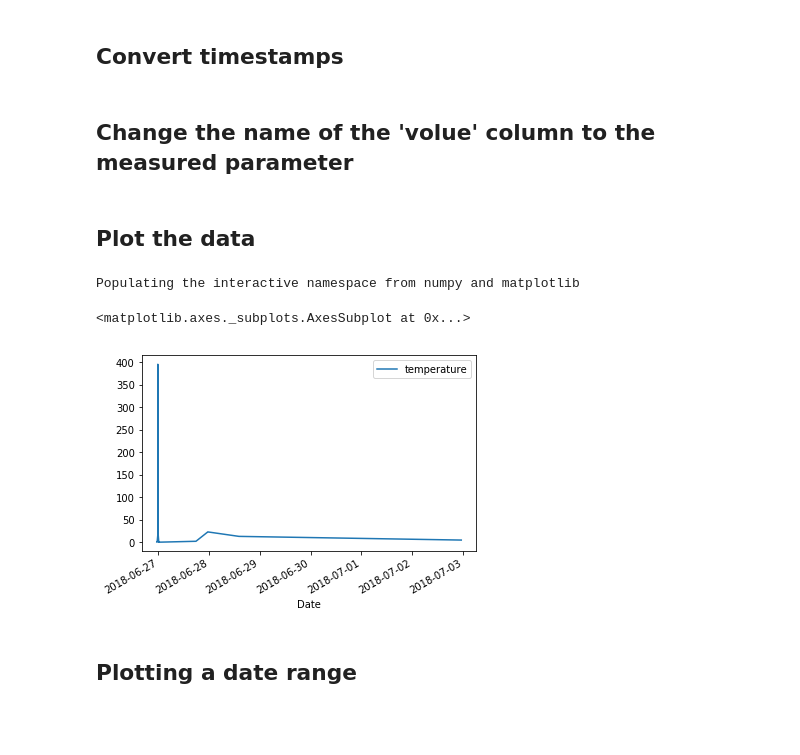
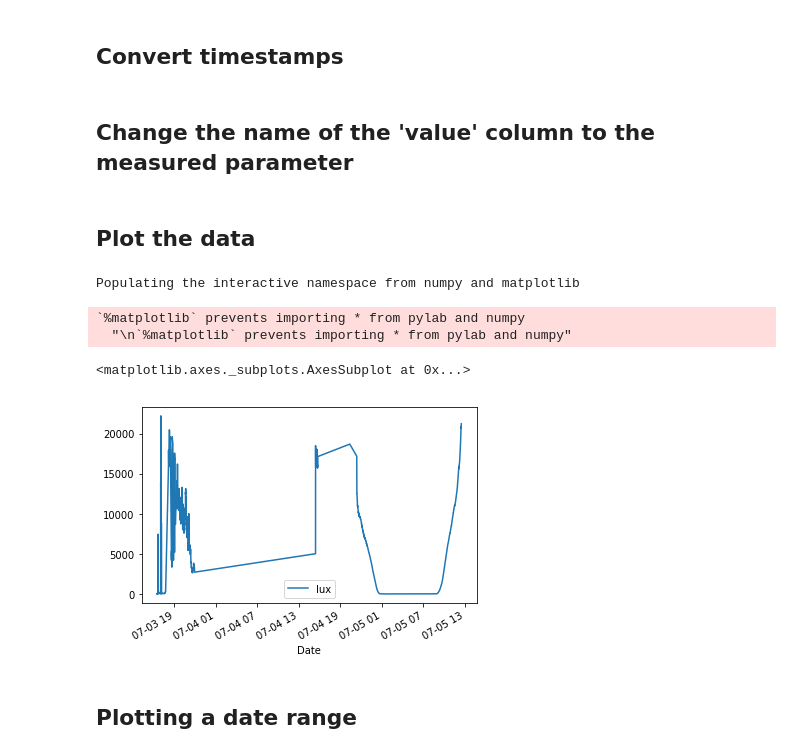
Before and after one commit to physcomp-iot-python/course-notebooks, a Jupyter notebook: data-analysis-adafruit-io/reading_adafruit_io.ipynb, the cells around one changed output. Saved outputs shown, nothing was run; the diff lists cells and outputs as text; code cells hidden in the pictures; blank space fills up the shorter version.

```diff
--- a/data-analysis-adafruit-io/reading_adafruit_io.ipynb
+++ b/data-analysis-adafruit-io/reading_adafruit_io.ipynb
@@ -9,7 +9,7 @@
 import pandas as pd
 
 # the file is named 'test1.csv'
-PATH='./test1.csv'
+PATH='light_sensor-20180705-1304.csv'
 
 # read in the data
-data=pd.read_csv(PATH)
+df=pd.read_csv(PATH)
@@ -37,33 +38,36 @@ data
 ## Convert timestamps
 # %%
 # create a variable that is the timestamp converted to datetime objects
-xt=pd.to_datetime(data.created_at)
+xt=pd.to_datetime(df.created_at)
 
 # set the dataframe index to this new datetime
-data.index=xt
+df.index=xt
 
 # delete the original timestamp column
-del data['created_at']
+del df['created_at']
 
 # rename the index column
-data.index.names = ['Date']
+df.index.names = ['Date']
 # %% [markdown]
-## Change the name of the 'volue' column to the measured parameter
+## Change the name of the 'value' column to the measured parameter
 # %%
 # rename the values column
-data.rename(columns={'value':'temperature'},inplace=True)
+df.rename(columns={'value':'lux'},inplace=True)
 # %% [markdown]
 ## Plot the data
 # %%
 import matplotlib.pyplot as plt
 %pylab inline
+from datetime import datetime
 #%matplotlib notebook
 
 # plot the data
-data.plot(y='temperature')
+df.plot(y='lux')
 # %% [output]
 Populating the interactive namespace from numpy and matplotlib
-<matplotlib.axes._subplots.AxesSubplot at 0x...>
+`%matplotlib` prevents importing * from pylab and numpy
+  "\n`%matplotlib` prevents importing * from pylab and numpy"
+<matplotlib.axes._subplots.AxesSubplot at 0x...>
-[figure, old version]
+[figure, new version]
 # %% [markdown]
 ## Plotting a date range
```
Also changed, not shown: parts of 7 cells of this notebook.
